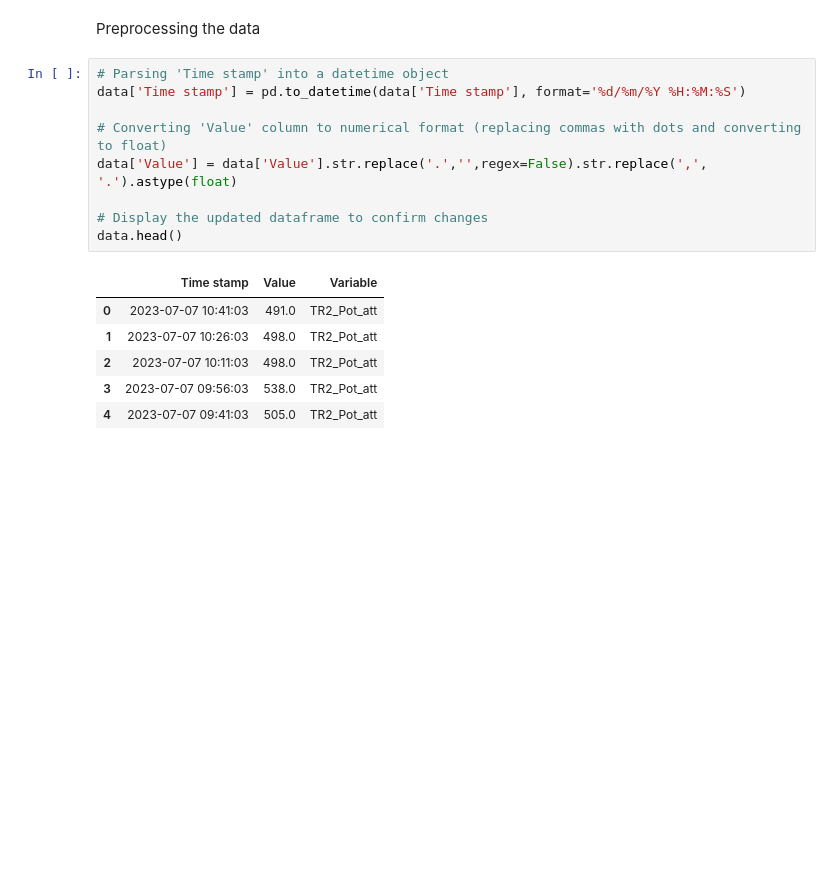
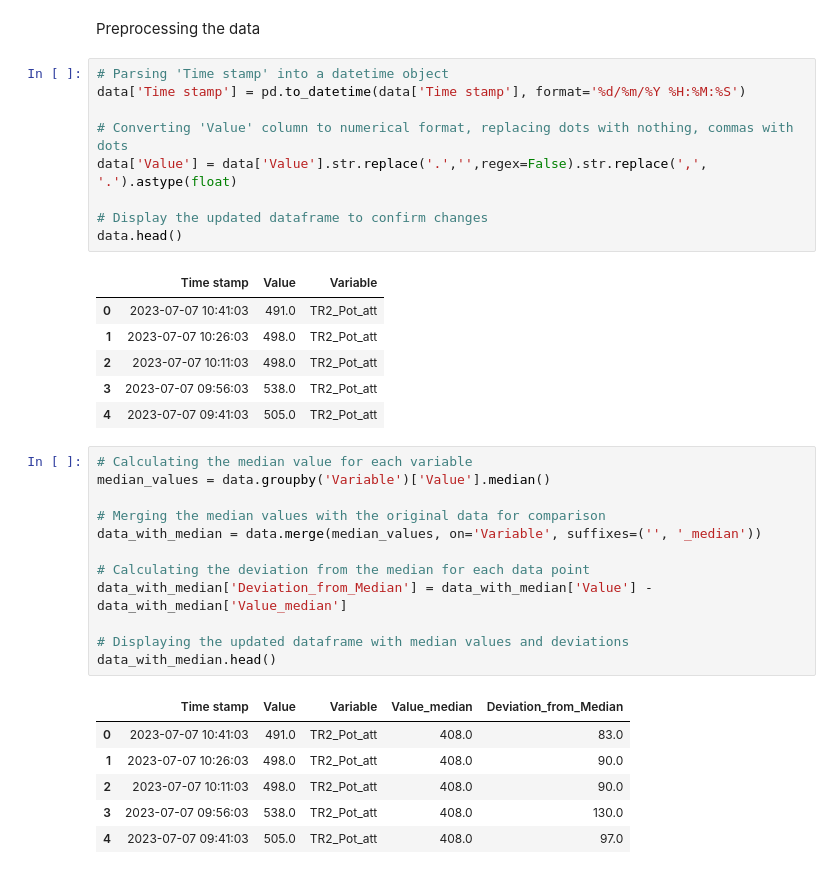
Before and after one commit to Matt17BR/ml4ds2324_cluster_analysis, a Jupyter notebook: scripts/data_preproc.ipynb, the cells around one changed output. Cells and saved outputs as stored; diff of their text form; blank space fills up the shorter version.

```diff
--- a/scripts/data_preproc.ipynb
+++ b/scripts/data_preproc.ipynb
@@ -35,7 +35,7 @@ Preprocessing the data
 # Parsing 'Time stamp' into a datetime object
 data['Time stamp'] = pd.to_datetime(data['Time stamp'], format='%d/%m/%Y %H:%M:%S')
 
-# Converting 'Value' column to numerical format (replacing commas with dots and converting to float)
+# Converting 'Value' column to numerical format, replacing dots with nothing, commas with dots
 data['Value'] = data['Value'].str.replace('.','',regex=False).str.replace(',', '.').astype(float)
 
 # Display the updated dataframe to confirm changes
@@ -47,3 +47,22 @@ data.head()
 | 2 | 2023-07-07 10:11:03 | 498.0 | TR2_Pot_att |
 | 3 | 2023-07-07 09:56:03 | 538.0 | TR2_Pot_att |
 | 4 | 2023-07-07 09:41:03 | 505.0 | TR2_Pot_att |
+# %%
+# Calculating the median value for each variable
+median_values = data.groupby('Variable')['Value'].median()
+
+# Merging the median values with the original data for comparison
+data_with_median = data.merge(median_values, on='Variable', suffixes=('', '_median'))
+
+# Calculating the deviation from the median for each data point
+data_with_median['Deviation_from_Median'] = data_with_median['Value'] - data_with_median['Value_median']
+
+# Displaying the updated dataframe with median values and deviations
+data_with_median.head()
+# %% [output]
+|  | Time stamp | Value | Variable | Value_median | Deviation_from_Median |
+| 0 | 2023-07-07 10:41:03 | 491.0 | TR2_Pot_att | 408.0 | 83.0 |
+| 1 | 2023-07-07 10:26:03 | 498.0 | TR2_Pot_att | 408.0 | 90.0 |
+| 2 | 2023-07-07 10:11:03 | 498.0 | TR2_Pot_att | 408.0 | 90.0 |
+| 3 | 2023-07-07 09:56:03 | 538.0 | TR2_Pot_att | 408.0 | 130.0 |
+| 4 | 2023-07-07 09:41:03 | 505.0 | TR2_Pot_att | 408.0 | 97.0 |
```
Also changed, not shown: parts of 1 cell of this notebook.
